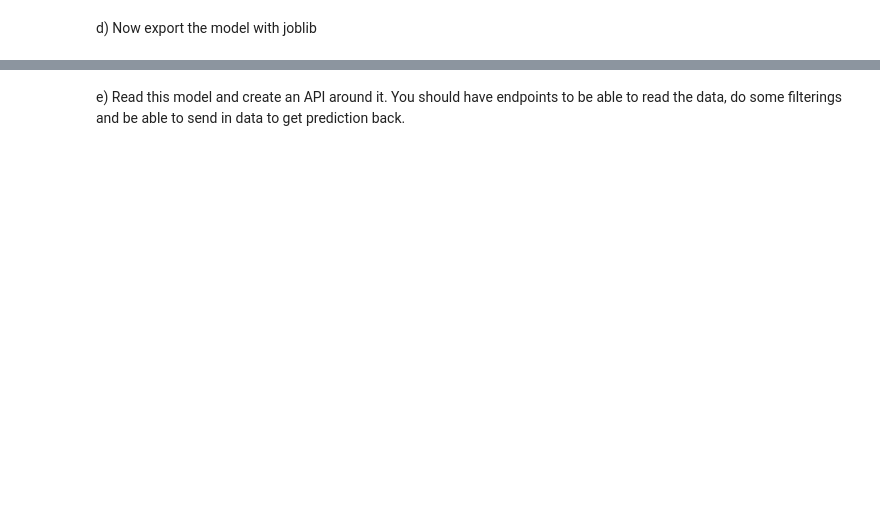
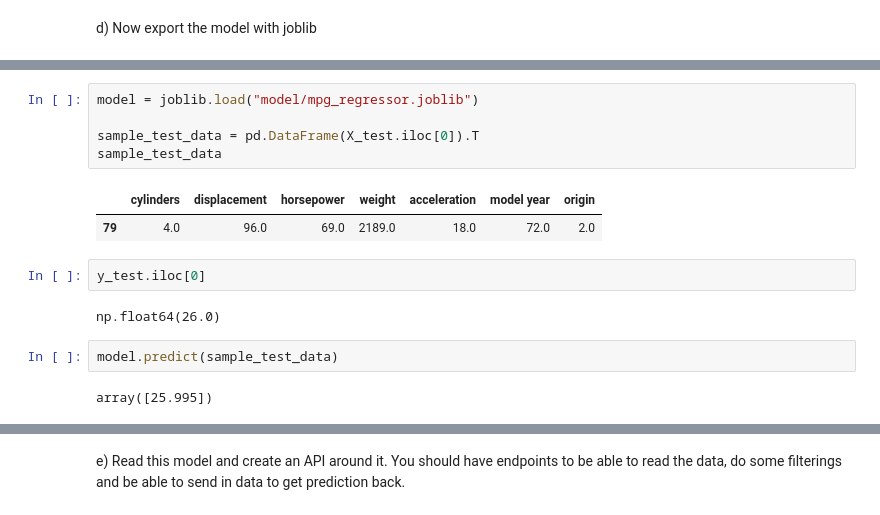
Before and after one commit to ponagr/ai_engineering_pontus_agren_grundstrom, a Jupyter notebook: exercises/4_fastapi/2_serve_ml_models/2_serve_ml_models.ipynb, the cells around one changed output, grey strips where cells are left out. Cells and saved outputs as stored; diff of their text form; blank space fills up the shorter version.

```diff
--- a/exercises/4_fastapi/2_serve_ml_models/2_serve_ml_models.ipynb
+++ b/exercises/4_fastapi/2_serve_ml_models/2_serve_ml_models.ipynb
@@ -215,0 +245,16 @@ d) Now export the model with joblib
+# %%
+model = joblib.load("model/mpg_regressor.joblib")
+
+sample_test_data = pd.DataFrame(X_test.iloc[0]).T
+sample_test_data
+# %% [output]
+|  | cylinders | displacement | horsepower | weight | acceleration | model year | origin |
+| 79 | 4.0 | 96.0 | 69.0 | 2189.0 | 18.0 | 72.0 | 2.0 |
+# %%
+y_test.iloc[0]
+# %% [output]
+np.float64(26.0)
+# %%
+model.predict(sample_test_data)
+# %% [output]
+array([25.995])
```
Also changed, not shown: parts of 9 cells of this notebook, 4 other files.
